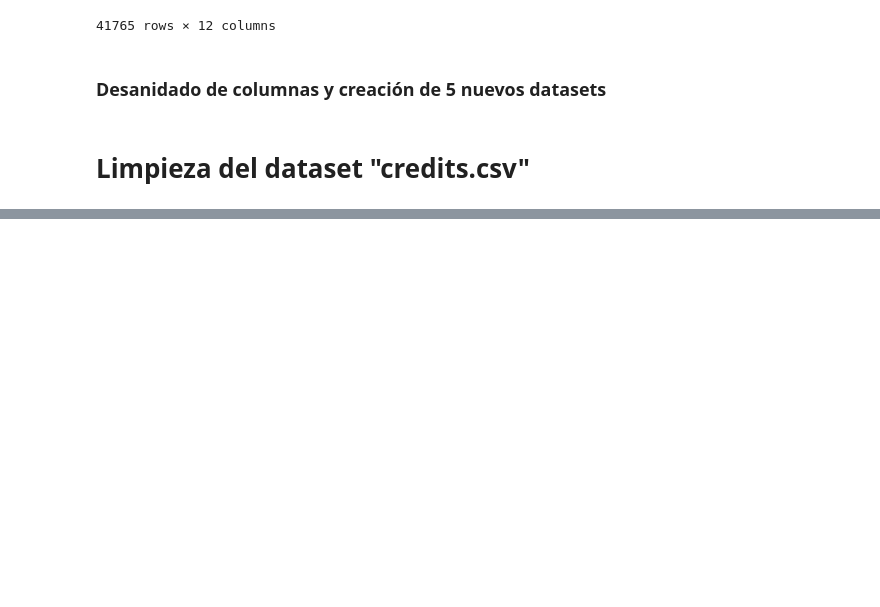
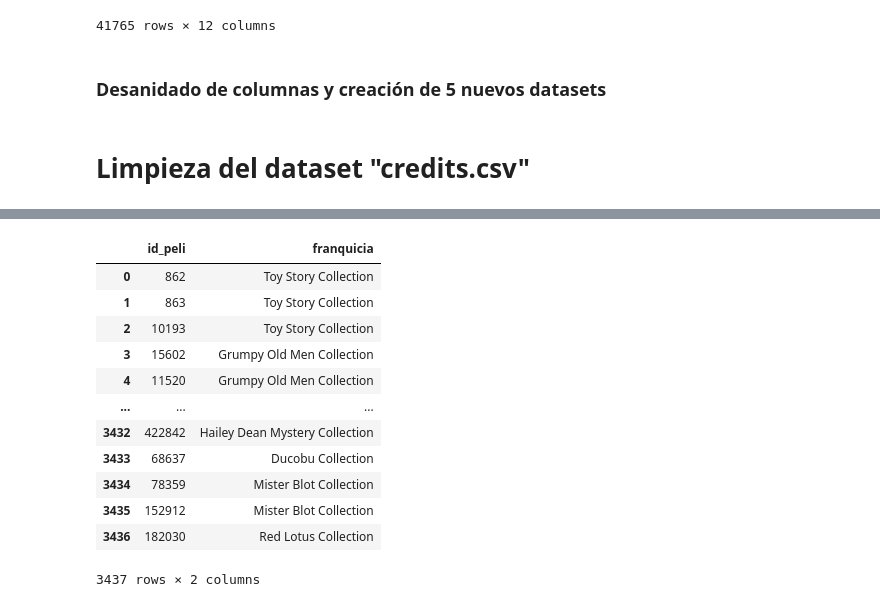
Before and after one commit to Tinmarian/PI1_MLOps_HENRY, a Jupyter notebook: Data_Cleansing.ipynb, the cells around one changed output, grey strips where cells are left out. Cells and saved outputs as stored; diff of their text form; code cells hidden in the pictures; blank space fills up the shorter version.

```diff
--- a/Data_Cleansing.ipynb
+++ b/Data_Cleansing.ipynb
@@ -417,0 +465,19 @@ id_personajes_actores_df.to_csv('clean_data/pers_movies.csv',index=False)
+# %%
+franq = pd.read_csv('clean_data/franquicias.csv')
+id_franq = pd.read_csv('clean_data/franq_movies.csv')
+franq = id_franq.merge(franq).drop('id_franq',axis=1)
+franq
+# %% [output]
+|  | id_peli | franquicia |
+| 0 | 862 | Toy Story Collection |
+| 1 | 863 | Toy Story Collection |
+| 2 | 10193 | Toy Story Collection |
+| 3 | 15602 | Grumpy Old Men Collection |
+| 4 | 11520 | Grumpy Old Men Collection |
+| ... | ... | ... |
+| 3432 | 422842 | Hailey Dean Mystery Collection |
+| 3433 | 68637 | Ducobu Collection |
+| 3434 | 78359 | Mister Blot Collection |
+| 3435 | 152912 | Mister Blot Collection |
+| 3436 | 182030 | Red Lotus Collection |
+3437 rows × 2 columns
```
Also changed, not shown: parts of 6 cells of this notebook, 3 other files.
